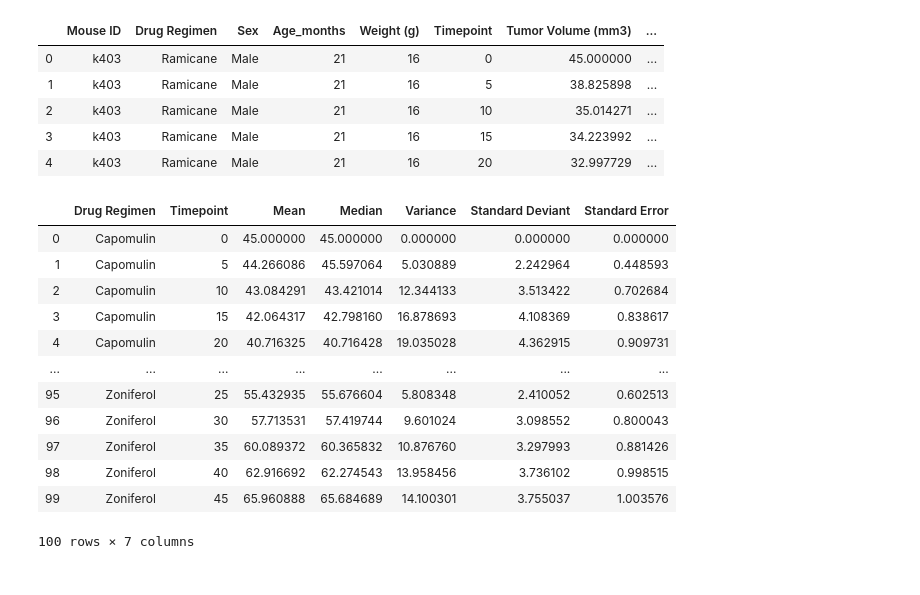
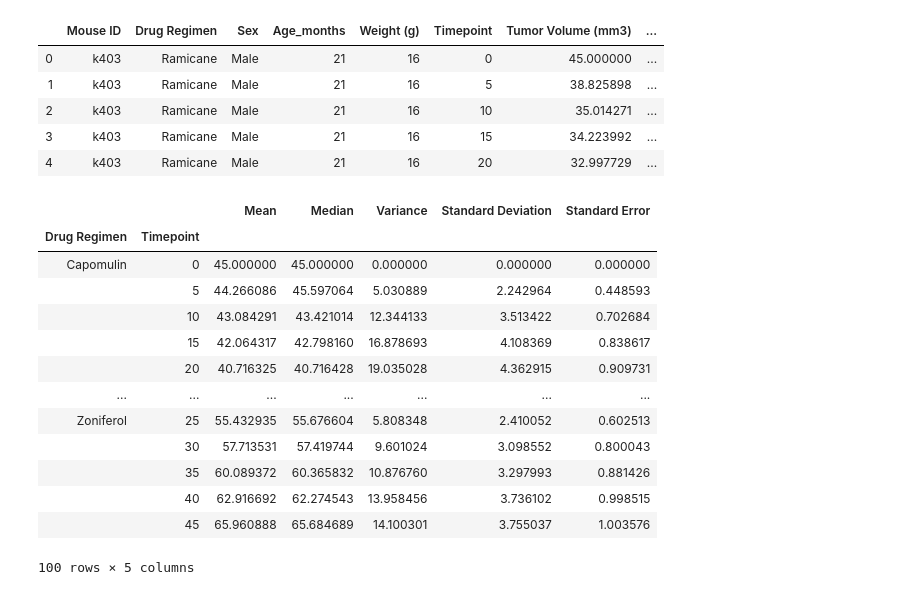
Before and after one commit to VallieTracy/Pymaceutical-Capomulin-Drug-Testing, a Jupyter notebook: Pymaceuticals/main.ipynb, the cells around one changed output. Saved outputs shown, nothing was run; the diff lists cells and outputs as text; code cells hidden in the pictures.

```diff
--- a/Pymaceuticals/main.ipynb
+++ b/Pymaceuticals/main.ipynb
@@ -29,35 +31,37 @@ data_df.head()
 # %%
 #Summary Statistics
 #find: mean, median, variance, standard deviation, and standard error of measurement
+#generate a bar plot of the data points
 
 #group dataset by Drug Regimen and Timepoint, then find stats on Tumor Volume
 tumor_mean = data_df.groupby(["Drug Regimen", "Timepoint"]).mean()["Tumor Volume (mm3)"]
 tumor_median = data_df.groupby(["Drug Regimen", "Timepoint"]).median()["Tumor Volume (mm3)"]
 tumor_variance = data_df.groupby(["Drug Regimen", "Timepoint"]).var()["Tumor Volume (mm3)"]
 tumor_std = data_df.groupby(["Drug Regimen", "Timepoint"]).std()["Tumor Volume (mm3)"]
 tumor_sem = data_df.groupby(["Drug Regimen", "Timepoint"]).sem()["Tumor Volume (mm3)"]
 
 #put the stats into a dataframe
-tumor_vol_stats_df = pd.DataFrame({"Mean": tumor_mean,
+summary_stats_df = pd.DataFrame({"Mean": tumor_mean,
                                  "Median": tumor_median,
                                  "Variance": tumor_variance,
-                                 "Standard Deviant": tumor_std,
+                                 "Standard Deviation": tumor_std,
                                  "Standard Error": tumor_sem})
 
 #reset index & preview
-tumor_vol_stats_df = tumor_vol_stats_df.reset_index()
-tumor_vol_stats_df
+#tumor_vol_stats_df = tumor_vol_stats_df.reset_index()
+summary_stats_df
 # %% [output]
-|  | Drug Regimen | Timepoint | Mean | Median | Variance | Standard Deviant | Standard Error |
-| 0 | Capomulin | 0 | 45.000000 | 45.000000 | 0.000000 | 0.000000 | 0.000000 |
-| 1 | Capomulin | 5 | 44.266086 | 45.597064 | 5.030889 | 2.242964 | 0.448593 |
-| 2 | Capomulin | 10 | 43.084291 | 43.421014 | 12.344133 | 3.513422 | 0.702684 |
-| 3 | Capomulin | 15 | 42.064317 | 42.798160 | 16.878693 | 4.108369 | 0.838617 |
-| 4 | Capomulin | 20 | 40.716325 | 40.716428 | 19.035028 | 4.362915 | 0.909731 |
-| ... | ... | ... | ... | ... | ... | ... | ... |
-| 95 | Zoniferol | 25 | 55.432935 | 55.676604 | 5.808348 | 2.410052 | 0.602513 |
-| 96 | Zoniferol | 30 | 57.713531 | 57.419744 | 9.601024 | 3.098552 | 0.800043 |
-| 97 | Zoniferol | 35 | 60.089372 | 60.365832 | 10.876760 | 3.297993 | 0.881426 |
-| 98 | Zoniferol | 40 | 62.916692 | 62.274543 | 13.958456 | 3.736102 | 0.998515 |
-| 99 | Zoniferol | 45 | 65.960888 | 65.684689 | 14.100301 | 3.755037 | 1.003576 |
+|  |  | Mean | Median | Variance | Standard Deviation | Standard Error |
+| Drug Regimen | Timepoint |  |  |  |  |  |
+| Capomulin | 0 | 45.000000 | 45.000000 | 0.000000 | 0.000000 | 0.000000 |
+|  | 5 | 44.266086 | 45.597064 | 5.030889 | 2.242964 | 0.448593 |
+|  | 10 | 43.084291 | 43.421014 | 12.344133 | 3.513422 | 0.702684 |
+|  | 15 | 42.064317 | 42.798160 | 16.878693 | 4.108369 | 0.838617 |
+|  | 20 | 40.716325 | 40.716428 | 19.035028 | 4.362915 | 0.909731 |
+| ... | ... | ... | ... | ... | ... | ... |
+| Zoniferol | 25 | 55.432935 | 55.676604 | 5.808348 | 2.410052 | 0.602513 |
+|  | 30 | 57.713531 | 57.419744 | 9.601024 | 3.098552 | 0.800043 |
+|  | 35 | 60.089372 | 60.365832 | 10.876760 | 3.297993 | 0.881426 |
+|  | 40 | 62.916692 | 62.274543 | 13.958456 | 3.736102 | 0.998515 |
+|  | 45 | 65.960888 | 65.684689 | 14.100301 | 3.755037 | 1.003576 |
-100 rows × 7 columns
+100 rows × 5 columns
```
Also changed, not shown: parts of 5 cells of this notebook, 1 other file.
